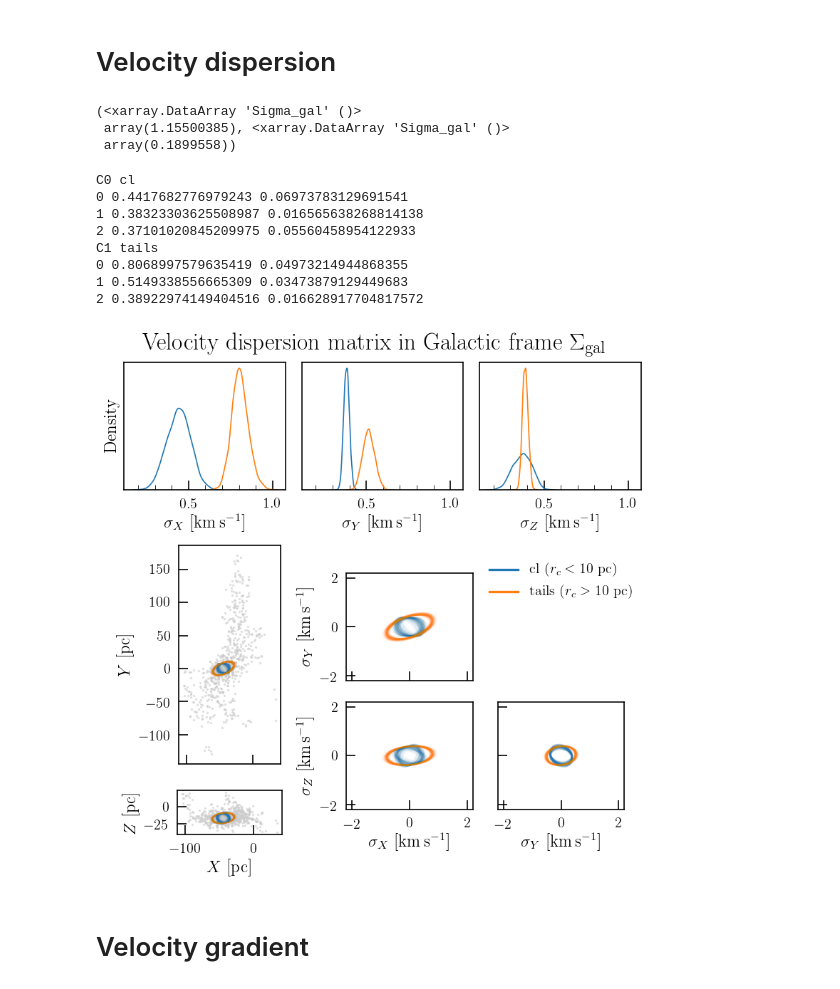
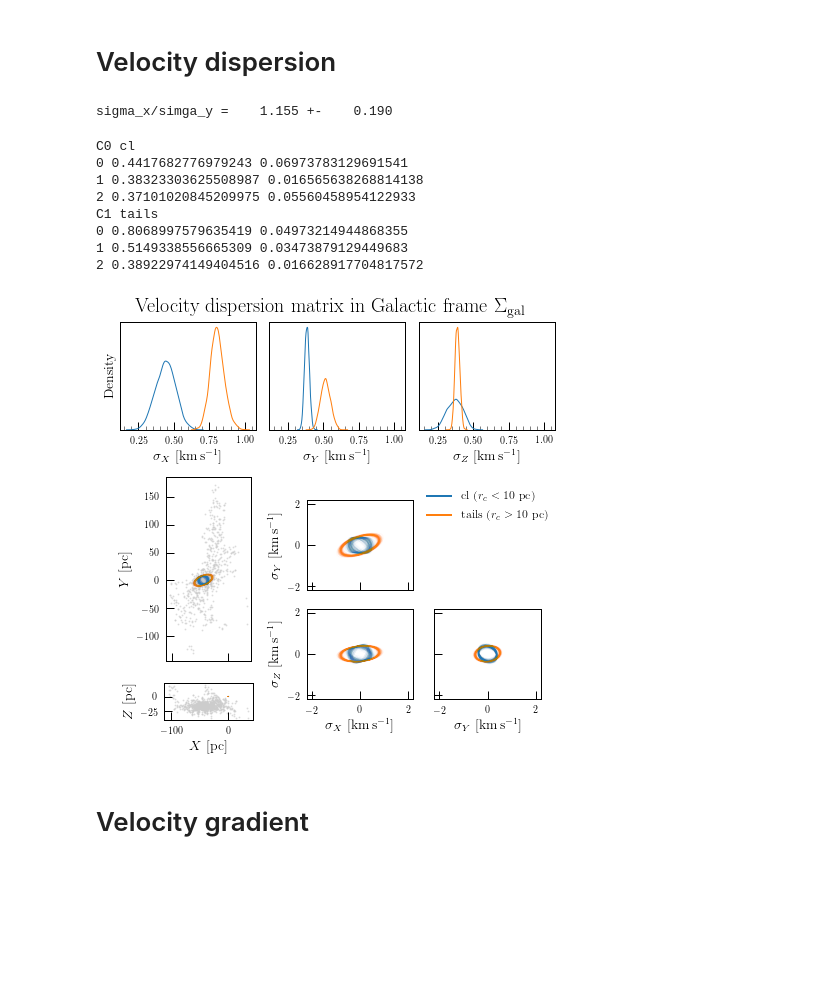
Before and after one commit to smoh/kinesis, a Jupyter notebook: hyades/plot-comparisons-rtid.ipynb, the cells around one changed output. Saved outputs shown, nothing was run; the diff lists cells and outputs as text; code cells hidden in the pictures; blank space fills up the shorter version.

```diff
--- a/notebooks/plot-comparisons-rtid.ipynb
+++ b/hyades/plot-comparisons-rtid.ipynb
@@ -23,15 +23,11 @@ def savefig(fig, basename, **kwargs):
 # %% [markdown]
 # Data
 # %%
-df = kn.data.load_hyades_dataset()
+df = data.load_hyades_dataset()
 b0 = np.array([17.15474298, 41.28962638, 13.69105771])
 fit_dict = {
-    "cl": kn.load_stanfit("../scripts/hyades_0_10.pickle"),
-    "tails": kn.load_stanfit("../scripts/hyades_10_m_fixed_v0.pickle"),
-#     "tails": kn.load_stanfit("../scripts/hyades_10_m.pickle"),
-#     "tails": kn.load_stanfit("../scripts/myfit_5_15.pickle"),
-#     "tails": kn.load_stanfit("../scripts/myfit_15_m_fixed_v0_exclude.pickle"),
-#     "tails":kn.load_stanfit("../report/hyades-dr2-rtid-9pc/tails.pickle")
+    "cl": kn.load_stanfit("pickles/hyades_0_10.pickle"),
+    "tails": kn.load_stanfit("pickles/hyades_10_m_fixed_v0.pickle")
 }
 azfit_dict = {
     k: kn.add_transformed_posterior(az.from_pystan(v)) for k, v in fit_dict.items()
@@ -208,21 +206,22 @@ for i in range(3):
 [figure]
 # %% [markdown]
 # Velocity dispersion
+# %%
+sigv_x_gal = np.sqrt(azfit_dict['cl'].posterior['Sigma_gal'][:,:,0,0].values)
+sigv_y_gal = np.sqrt(azfit_dict['cl'].posterior['Sigma_gal'][:,:,1,1].values)
+sigv_y_gal = np.sqrt(azfit_dict['cl'].posterior['Sigma_gal'][:,:,1,1].values)
+print("sigma_x/simga_y = {:8.3f} +- {:8.3f}".format(
+    (sigv_x_gal/sigv_y_gal).mean(),(sigv_x_gal/sigv_y_gal).std()))
+# %% [output]
+sigma_x/simga_y =    1.155 +-    0.190
 # %%
 %run utils.ipynb
-# %%
-sigv_x_gal = np.sqrt(azfit_dict['cl'].posterior['Sigma_gal'][:,:,0,0])
-sigv_y_gal = np.sqrt(azfit_dict['cl'].posterior['Sigma_gal'][:,:,1,1])
-sigv_y_gal = np.sqrt(azfit_dict['cl'].posterior['Sigma_gal'][:,:,1,1])
-(sigv_x_gal/sigv_y_gal).mean(),(sigv_x_gal/sigv_y_gal).std()
-# %% [output]
-(<xarray.DataArray 'Sigma_gal' ()>
- array(1.15500385), <xarray.DataArray 'Sigma_gal' ()>
- array(0.1899558))
 # %%
 # Figure: posterior velocity disperion in Galactic frame
 def cleanyticks(cax):
     cax.set_yticks([])
+
+
 from matplotlib.lines import Line2D
 
 
@@ -269,12 +268,12 @@ for (k, azfit), color in zip(azfit_dict.items(), ["C0", "C1", "C0", "C1"]):
 
     for i in np.random.randint(0, 4000, size=400):
         # x-y
-        confidence_ellipse(
-            cov[:, :, i], ax[0, 0], n_std=1, edgecolor=color, alpha=0.1, lw=0.1
+        plot_cov_ellipse(
+            cov[:, :, i], ax=ax[0, 0], n_std=1, edgecolor=color, alpha=0.1, lw=0.1
         )
-        confidence_ellipse(
+        plot_cov_ellipse(
             cov[:, :, i],
-            axOver[0],
+            ax=axOver[0],
             center=center_gal[[0, 1]],
             n_std=scale,
             edgecolor=color,
@@ -282,29 +281,23 @@ for (k, azfit), color in zip(azfit_dict.items(), ["C0", "C1", "C0", "C1"]):
             lw=0.1,
         )
         # x-z
-        sel = np.meshgrid([0, 2], [0, 2], indexing="ij")
-        confidence_ellipse(
-            cov[sel[0], sel[1], i],
-            ax[1, 0],
-            n_std=1,
-            edgecolor=color,
-            alpha=0.1,
-            lw=0.1,
-        )
-        confidence_ellipse(
-            cov[sel[0], sel[1], i],
-            axOver[1],
-            center=center_gal[[0, 2]],
-            n_std=scale,
-            edgecolor=color,
-            alpha=0.1,
-            lw=0.1,
-        )
+        for cax in (ax[1, 0], axOver[1]):
+            plot_cov_ellipse(
+                cov[:, :, i],
+                xaxis=0,
+                yaxis=2,
+                ax=cax,
+                n_std=1,
+                edgecolor=color,
+                alpha=0.1,
+                lw=0.1,
+            )
         # y-z
-        sel = np.meshgrid([1, 2], [1, 2], indexing="ij")
-        confidence_ellipse(
-            cov[sel[0], sel[1], i],
-            ax[1, 1],
+        plot_cov_ellipse(
+            cov[:, :, i],
+            xaxis=1,
+            yaxis=2,
+            ax=ax[1, 1],
             n_std=1,
             edgecolor=color,
             alpha=0.1,
@@ -323,35 +316,35 @@ ax[0, 0].axis([-2.2, 2.2, -2.2, 2.2])
 
 # add a custom figure legend
 custom_lines = [
     Line2D([0], [0], color="C0", lw=2),
     Line2D([0], [0], color="C1", lw=2),
 ]
 fig.legend(
     custom_lines,
     ["cl ($r_c<10~\mathrm{pc}$)", "tails ($r_c>10~\mathrm{pc}$)"],
     loc=[0.7, 0.5],
     frameon=False,
     fontsize=12,
 )
 
 ax[1, 0].set_xlabel("$\sigma_X$ [$\mathrm{km}\,\mathrm{s}^{-1}$]")
 ax[0, 0].set_ylabel("$\sigma_Y$ [$\mathrm{km}\,\mathrm{s}^{-1}$]")
 ax[1, 1].set_xlabel("$\sigma_Y$ [$\mathrm{km}\,\mathrm{s}^{-1}$]")
 ax[1, 0].set_ylabel("$\sigma_Z$ [$\mathrm{km}\,\mathrm{s}^{-1}$]")
 fig.suptitle(
     "Velocity dispersion matrix in Galactic frame $\Sigma_\mathrm{gal}$", size=20
-);
+)
 savefig(fig, "Sigma_gal", rasterized=True)
 # %% [output]
 C0 cl
 0 0.4417682776979243 0.06973783129691541
 1 0.38323303625508987 0.016565638268814138
 2 0.37101020845209975 0.05560458954122933
 C1 tails
 0 0.8068997579635419 0.04973214944868355
 1 0.5149338556665309 0.03473879129449683
 2 0.38922974149404516 0.016628917704817572
-[figure, old version]
+[figure, new version]
 # %% [markdown]
 # Velocity gradient
 # %%
```
Also changed, not shown: parts of 8 cells of this notebook, 3 other files.
